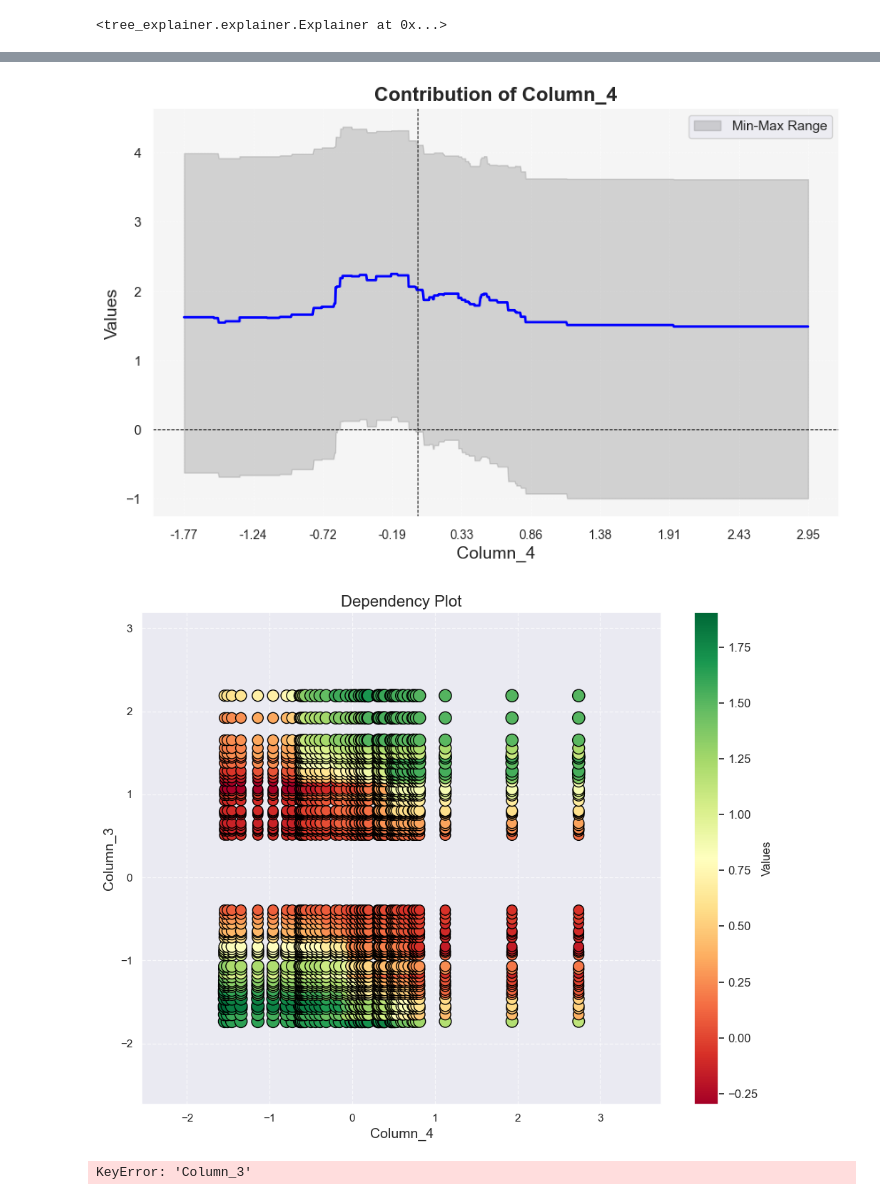
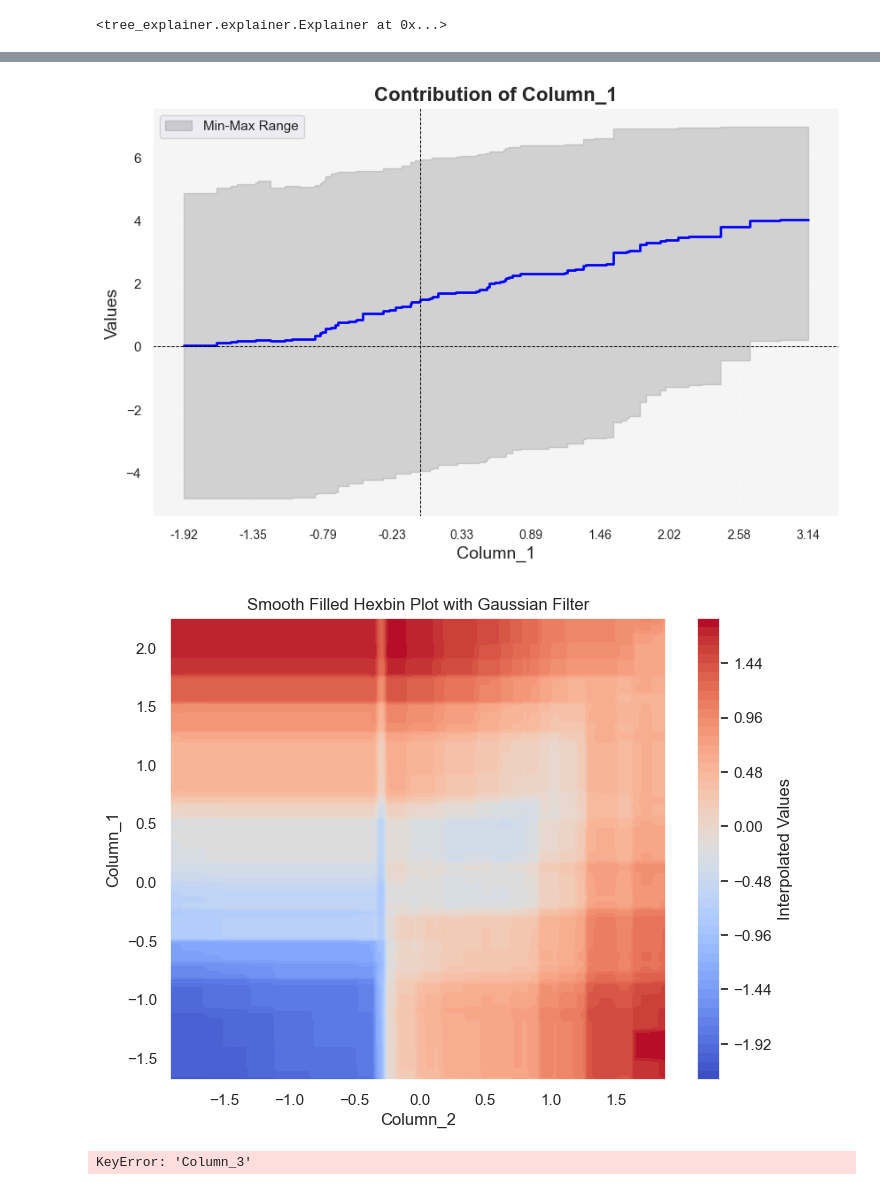
Before and after one commit to sametcopur/treemind, a Jupyter notebook: deneme.ipynb, the cells around one changed output, grey strips where cells are left out. Saved outputs shown, nothing was run; the diff lists cells and outputs as text; code cells hidden in the pictures.

```diff
--- a/deneme.ipynb
+++ b/deneme.ipynb
@@ -124,12 +120,14 @@ shap.waterfall_plot(shap_values[i], 20)
 # %%
-df = tree.analyze_feature(4)
-
+df = tree.analyze_feature(1)
 plot_feature(df)
 # %% [output]
-[figure, old version]
+[figure, new version]
 # %%
-df = tree.analyze_dependency(4,3)
-plot_dependecy(df)
+df = tree.analyze_dependency(1,2)
+df_original = df.copy()
+
+
+plot_interaction(df)
 # %% [output]
-[figure, old version]
+[figure, new version]
 # %%
```
Also changed, not shown: parts of 11 cells of this notebook, 7 other files.
